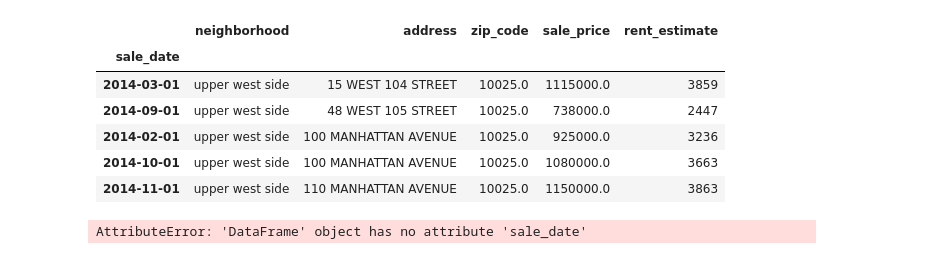
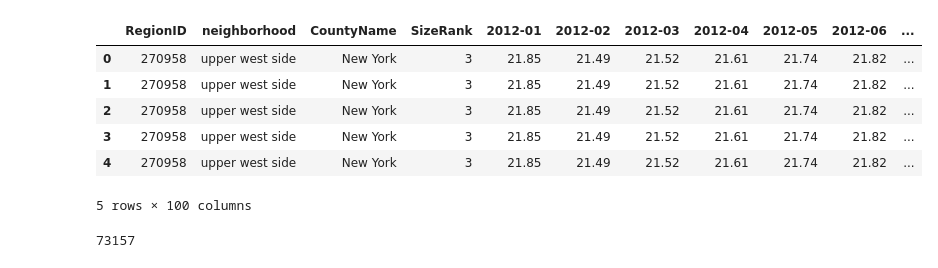
Before and after one commit to slieb74/nyc-transit-impact-on-price, a Jupyter notebook: price_conversion.ipynb, the cells around one changed output. Cells and saved outputs as stored; diff of their text form; code cells hidden in the pictures.

```diff
--- a/price_conversion.ipynb
+++ b/price_conversion.ipynb
@@ -194 +151,15 @@ test_df = df.copy()
+# %%
+df.head()
+# %% [output]
+|  | RegionID | neighborhood | CountyName | SizeRank | 2012-01 | 2012-02 | 2012-03 | 2012-04 | 2012-05 | 2012-06 | ... |
+| 0 | 270958 | upper west side | New York | 3 | 21.85 | 21.49 | 21.52 | 21.61 | 21.74 | 21.82 | ... |
+| 1 | 270958 | upper west side | New York | 3 | 21.85 | 21.49 | 21.52 | 21.61 | 21.74 | 21.82 | ... |
+| 2 | 270958 | upper west side | New York | 3 | 21.85 | 21.49 | 21.52 | 21.61 | 21.74 | 21.82 | ... |
+| 3 | 270958 | upper west side | New York | 3 | 21.85 | 21.49 | 21.52 | 21.61 | 21.74 | 21.82 | ... |
+| 4 | 270958 | upper west side | New York | 3 | 21.85 | 21.49 | 21.52 | 21.61 | 21.74 | 21.82 | ... |
+5 rows × 100 columns
+# %%
+len(df)
+# %% [output]
+73157
 # %%
@@ -214,14 +181,0 @@ test_df = test_df.drop(columns=['sale_date'])
-# %%
-test_df.head()
-# %% [output]
-|  | neighborhood | address | zip_code | sale_price | rent_estimate |
-| sale_date |  |  |  |  |  |
-| 2014-03-01 | upper west side | 15 WEST 104 STREET | 10025.0 | 1115000.0 | 3859 |
-| 2014-09-01 | upper west side | 48 WEST 105 STREET | 10025.0 | 738000.0 | 2447 |
-| 2014-02-01 | upper west side | 100 MANHATTAN AVENUE | 10025.0 | 925000.0 | 3236 |
-| 2014-10-01 | upper west side | 100 MANHATTAN AVENUE | 10025.0 | 1080000.0 | 3663 |
-| 2014-11-01 | upper west side | 110 MANHATTAN AVENUE | 10025.0 | 1150000.0 | 3863 |
-# %%
-test_df.plot(x=test_df.sale_date,y=test_df.rent_estimate)
-# %% [output]
-AttributeError: 'DataFrame' object has no attribute 'sale_date'
```
Also changed, not shown: parts of 24 cells of this notebook, 3 other files.
